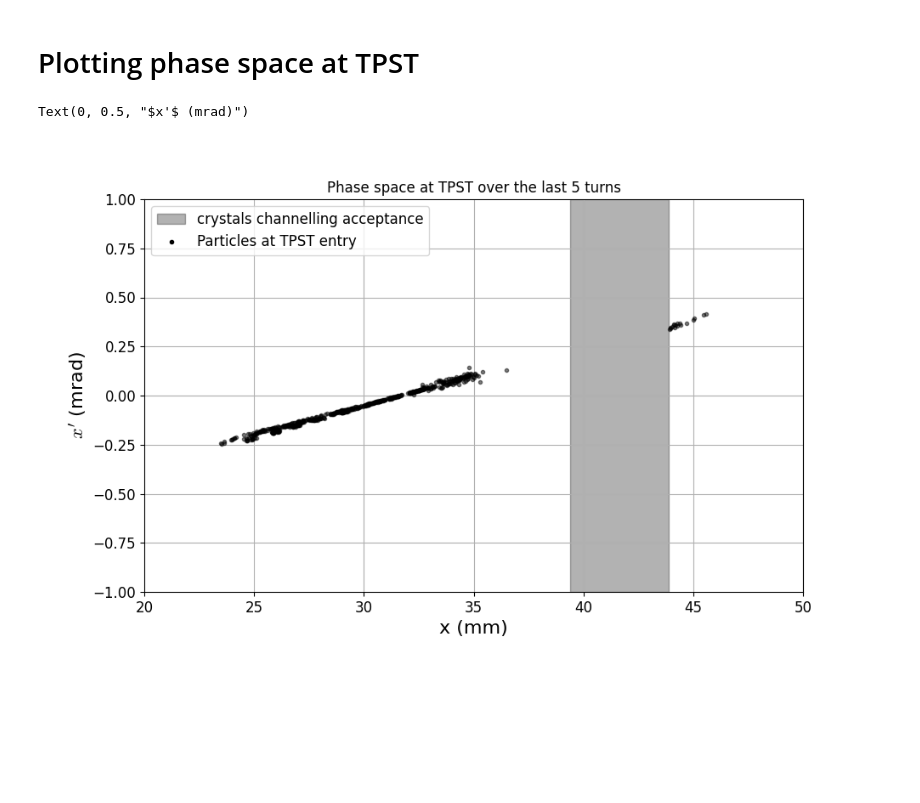
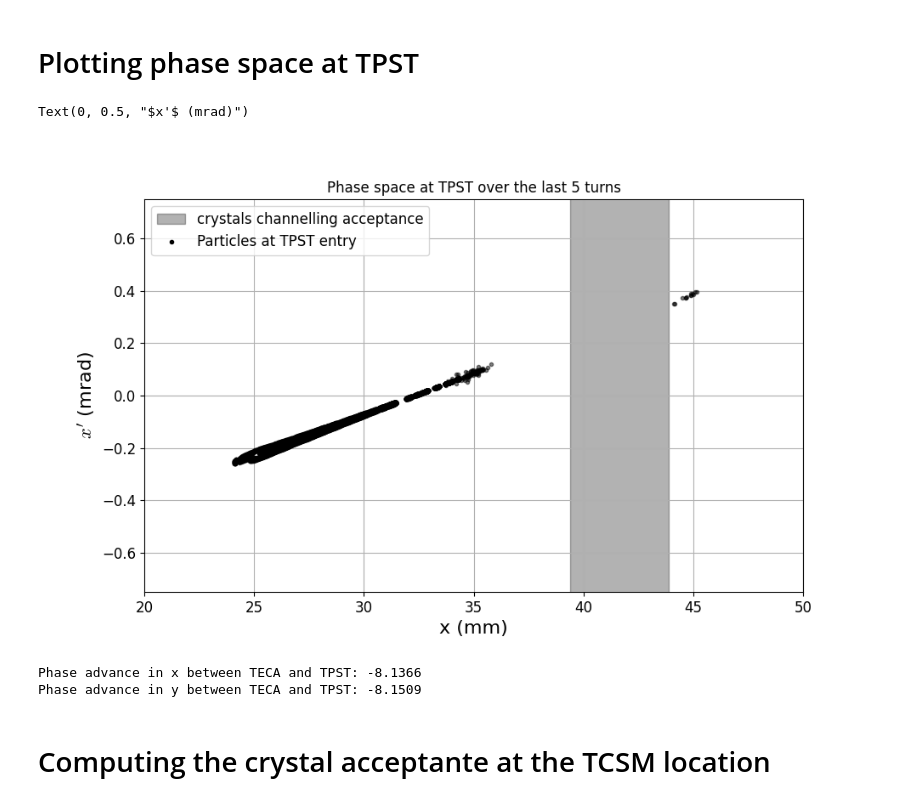
Before and after one commit to giacomells/Technical-Student-2024-2025, a Jupyter notebook: Optics studies/BumpsCorrection.ipynb, the cells around one changed output. Cells and saved outputs as stored; diff of their text form; code cells hidden in the pictures; blank space fills up the shorter version.

```diff
--- a/Optics studies/BumpsCorrection.ipynb
+++ b/Optics studies/BumpsCorrection.ipynb
@@ -372,7 +441,7 @@ n_part = 100
 
 
 
-x_norm   = np.random.normal(loc = 0, scale = - TECA.jaw, size=n_part)
+x_norm   = np.random.normal(loc = 0, scale = 2e-4, size=n_part)
 px_norm =  np.random.normal(loc = 0, scale = 75e-6, size=n_part)  # in between being channeled and not
 #x_norm  = TECA.jaw * np.ones(n_part)
 #px_norm = TECA.tilt * np.ones(n_part)
@@ -412,7 +505,7 @@ tw_lss2_df = tw_lss2_df.drop_duplicates(subset='s')
 line.discard_tracker()
 
 def set_monitor(row):
-    monitor = xt.LastTurnsMonitor(n_last_turns=6, num_particles=particles._capacity, every_n_turns=1)
+    monitor = xt.LastTurnsMonitor(n_last_turns=100, num_particles=particles._capacity, every_n_turns=1)
     line.insert_element(name=row.name+'_monitor', element=monitor, index=row.name)
     return monitor
 tw_lss2_df['monitors'] = tw_lss2_df.apply(set_monitor, axis=1)
@@ -590,31 +626,48 @@ Text(0, 0.5, "$x'$ (mrad)")
 # %%
 row_TPST_entry = tw_lss2_df.loc['tpst.21760_entry']
 
 
 fig, ax = plt.subplots(1, 1, figsize=(10, 6))
 
 ax.plot(row_TPST_entry['monitors'].x[:, :] * 1e3, row_TPST_entry['monitors'].px[:, :] * 1e3, 'k.', alpha=0.5)
 
 #ax.fill_between([TECA.jaw*1e3, TECA.jaw*1e3 + TECA.width*1e3], [TECA.tilt*1e3 - 10e-3]*2, [TECA.tilt*1e3 + 10e-3]*2, color='k', alpha=0.3, label='crystals channelling acceptance')
 element_name = 'tpst.21760_entry.sep'
 x = line[element_name].interaction_process.blade_position
 thickness = line[element_name].interaction_process.thickness
 ax.fill_between([x*1e3, x*1e3 + thickness*1e3],-1, 1, color='k', alpha=0.3, label='crystals channelling acceptance')
 
 
 
 ax.plot([], [], 'k.', label='Particles at TPST entry')
 
 ax.set_title("Phase space at TPST over the last 5 turns")
 
 ax.legend()
 ax.grid(True)
 
 ax.set_xlim(20, 50)
-ax.set_ylim(-1, 1)
+ax.set_ylim(-0.75, 0.75)
 
 ax.set_xlabel('x (mm)')
 ax.set_ylabel(r"$x'$ (mrad)")
 # %% [output]
 Text(0, 0.5, "$x'$ (mrad)")
-[figure, old version]
+[figure, new version]
+# %%
+mux_teca = tw_lss2_df.loc['TECA.entry', 'mux']
+muy_teca = tw_lss2_df.loc['TECA.entry', 'muy']
+
+mux_tpst = tw_lss2_df.loc['tpst.21760_entry', 'mux']
+muy_tpst = tw_lss2_df.loc['tpst.21760_entry', 'muy']
+
+phase_advance_x = mux_tpst - mux_teca
+phase_advance_y = muy_tpst - muy_teca
+
+print(f"Phase advance in x between TECA and TPST: {phase_advance_x:.4f}")
+print(f"Phase advance in y between TECA and TPST: {phase_advance_y:.4f}")
+# %% [output]
+Phase advance in x between TECA and TPST: -8.1366
+Phase advance in y between TECA and TPST: -8.1509
+# %% [markdown]
+# Computing the crystal acceptante at the TCSM location
```
Also changed, not shown: parts of 42 cells of this notebook.
